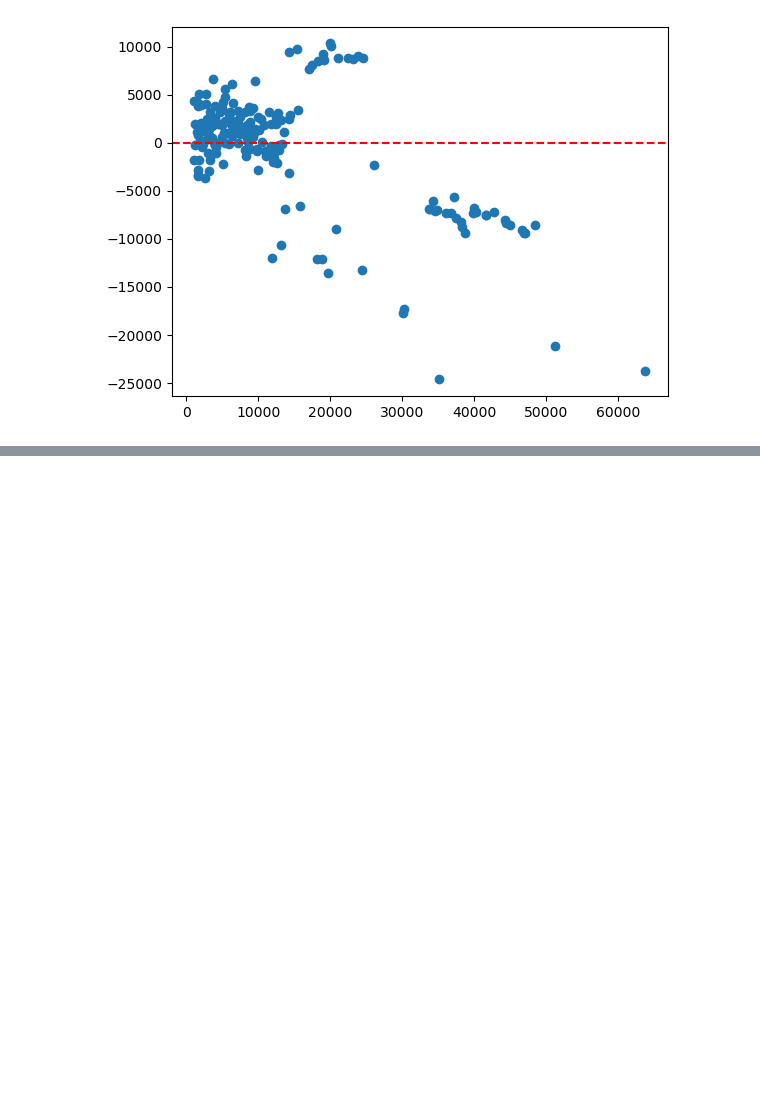
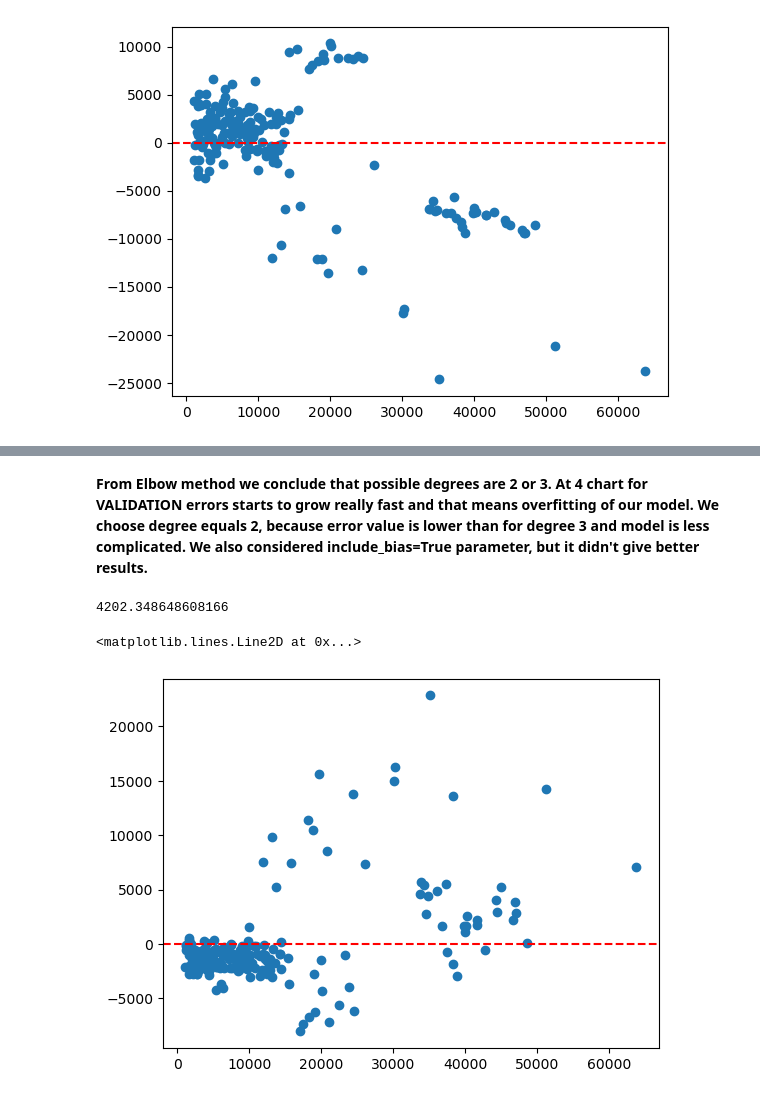
Before and after one commit to adamxszczepanski/SQL-and-ML-Projects, a Jupyter notebook: InsurancePrediction -1 ML model/Insurance prediction project ML.ipynb, the cells around one changed output, grey strips where cells are left out. Cells and saved outputs as stored; diff of their text form; code cells hidden in the pictures; blank space fills up the shorter version.

```diff
--- a/InsurancePrediction -1 ML model/Insurance prediction project ML.ipynb
+++ b/InsurancePrediction -1 ML model/Insurance prediction project ML.ipynb
@@ -514,0 +653,27 @@ plt.axhline(y=0, color="red", linestyle='--')
+# %% [markdown]
+**From Elbow method we conclude that possible degrees are 2 or 3. At 4 chart for VALIDATION errors starts to grow really fast and that means overfitting of our model. We choose degree equals 2, because error value is lower than for degree 3 and model is less complicated. We also considered include_bias=True parameter, but it didn't give better results.**
+# %%
+Scaler3=StandardScaler()
+Poly_converter=PolynomialFeatures(degree=2, include_bias=True)
+X_poly=Poly_converter.fit_transform(X)
+X_Ptrain, X_Prest, y_Ptrain, y_Prest = train_test_split(X_poly, y, test_size=0.3, random_state=88)
+X_Pvalidation, X_Ptest, y_Pvalidation, y_Ptest = train_test_split(X_Prest, y_Prest, test_size=0.5, random_state=88)
+scaled_X_Ptrain=Scaler3.fit_transform(X_Ptrain)
+scaled_X_Pvalidation=Scaler3.transform(X_Pvalidation)
+scaled_X_Ptest=Scaler3.transform(X_Ptest)
+PolyReg=LinearRegression()
+PolyReg.fit(scaled_X_Ptrain, y_Ptrain)
+validation_pred=PolyReg.predict(scaled_X_Pvalidation)
+validation_rmse=np.sqrt(mean_squared_error(y_Pvalidation, validation_pred))
+# %%
+validation_rmse
+# %% [output]
+4202.348648608166
+# %%
+ResP=y_Pvalidation-validation_pred
+# %%
+plt.scatter(x=y_Pvalidation, y=ResP)
+plt.axhline(y=0, color="red", linestyle='--')
+# %% [output]
+<matplotlib.lines.Line2D at 0x...>
+[figure, added]
```
Also changed, not shown: parts of 20 cells of this notebook.
